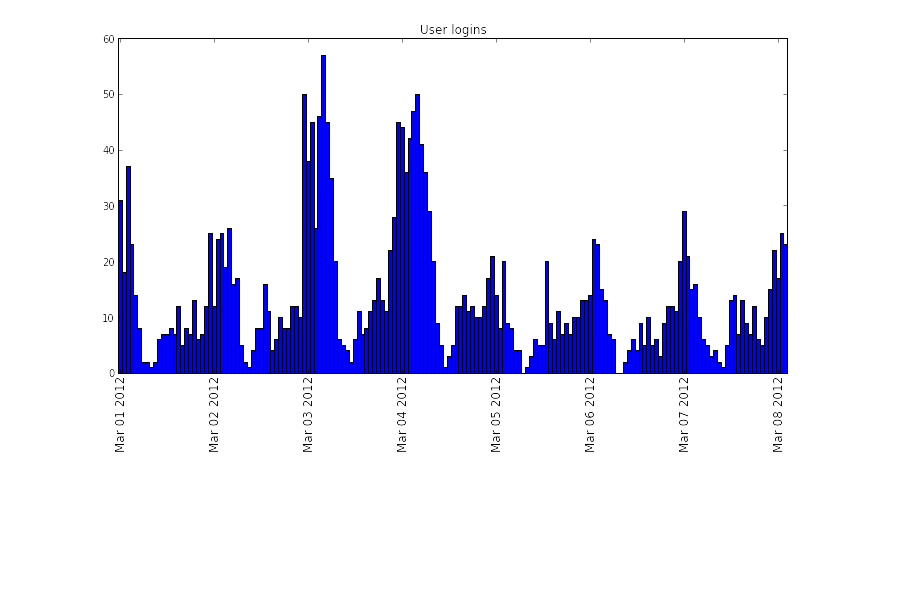
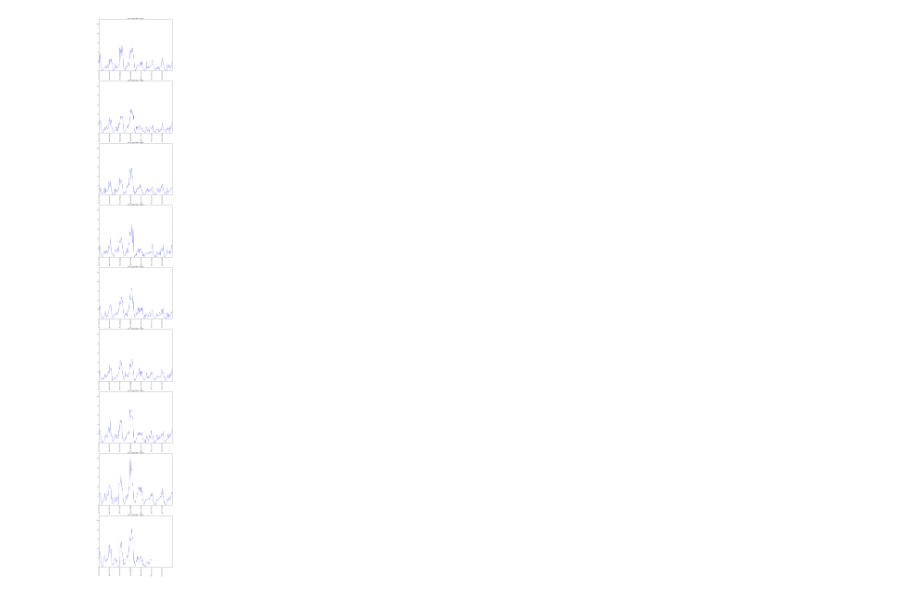
Before and after one commit to chrisjryan/demand-predictor, a Jupyter notebook: eda.ipynb, the cells around one changed output. Drawn from its saved outputs; the diff is of its cells as text; code cells hidden in the pictures; blank space fills up the shorter version.

Commit message:
eda.ipynb now plots hourly demand for each week in the data set. Hours where no logins were made are correclty accounted for.

```diff
--- a/eda.ipynb
+++ b/eda.ipynb
@@ -28,46 +31,59 @@ import matplotlib.pyplot as plt
 import datetime
 import calendar
 import time
+import math
 
 def group(di):
     """
     [doctest]
     """
     return int(calendar.timegm(di.timetuple()))/binning
 
 
 def bin_utc(utc_times, fmt, binsize = 3600):
     """
     [doctest]
     """
 
     # convert UTC -> datetime objects:
     dt = [datetime.datetime.strptime(t, fmt) for t in utc_times]
 
     # bin each timestamp into the specified time windows:
     binned_times = [[datetime.datetime(*time.gmtime(d*binsize)[:6]), len(list(g))] \
                     for d,g in itertools.groupby(dt, \
                         lambda di: int(calendar.timegm(di.timetuple()))/binsize)]
 
-    # unzip & return the two plot axes:
-    time_axis, binned_utc = zip(*binned_times)
-    return time_axis, binned_utc
+    return binned_times
 
 
-# UTC timestamp format:
+# UTC timestamp format, etc:
 fmt = '%Y-%m-%dT%H:%M:%S+00:00'
-HOUR = 3600 # number of seconds in an hour
-DAY = HOUR*24
+seconds_per_hour = 60*60 # number of seconds in an hour
+hours_per_week = 24*7
 
-hours, usage = bin_utc(logins, fmt, HOUR)
+# bin the UTC-timestamped login data into hours:
+hours_usage = bin_utc(logins, fmt, seconds_per_hour)
+
+# fill in any hours without logins to be zero:
+datetime_axis = [hours_usage[0][0] + datetime.timedelta(hours = x) for x in range(hours_per_week*9)]
+for dt in datetime_axis:
+    if dt not in hours:
+        hours_usage.append((dt,0))
 
 # make the plot:
 %matplotlib inline
-plt.bar(hours[:24*7], usage[:24*7], align='center', width=float(HOUR)/float(DAY))
-plt.xticks(rotation='vertical', size='large')
-plt.title('User logins' )
+ymax = math.ceil(max(usage)/10.0)*10
+i = 0
+while (i<9):
+    plt.subplot(9,1,i+1)
+    plt.xticks(rotation='vertical', size='large')
+    plt.xlim(xmin=datetime_axis[i*hours_per_week], xmax=datetime_axis[i*hours_per_week + 24*7-1])
+    plt.ylim(0,ymax)
+    plt.title('User logins [date range]' )
+    plt.plot(hours, usage)
+    i+=1
+
 fig = plt.gcf()
-fig.set_size_inches(12,6)
-plt.show()
+fig.set_size_inches(12,10*9)
 # %% [output]
-[figure, old version]
+[figure, new version]
```
Also changed, not shown: parts of 1 cell of this notebook.
